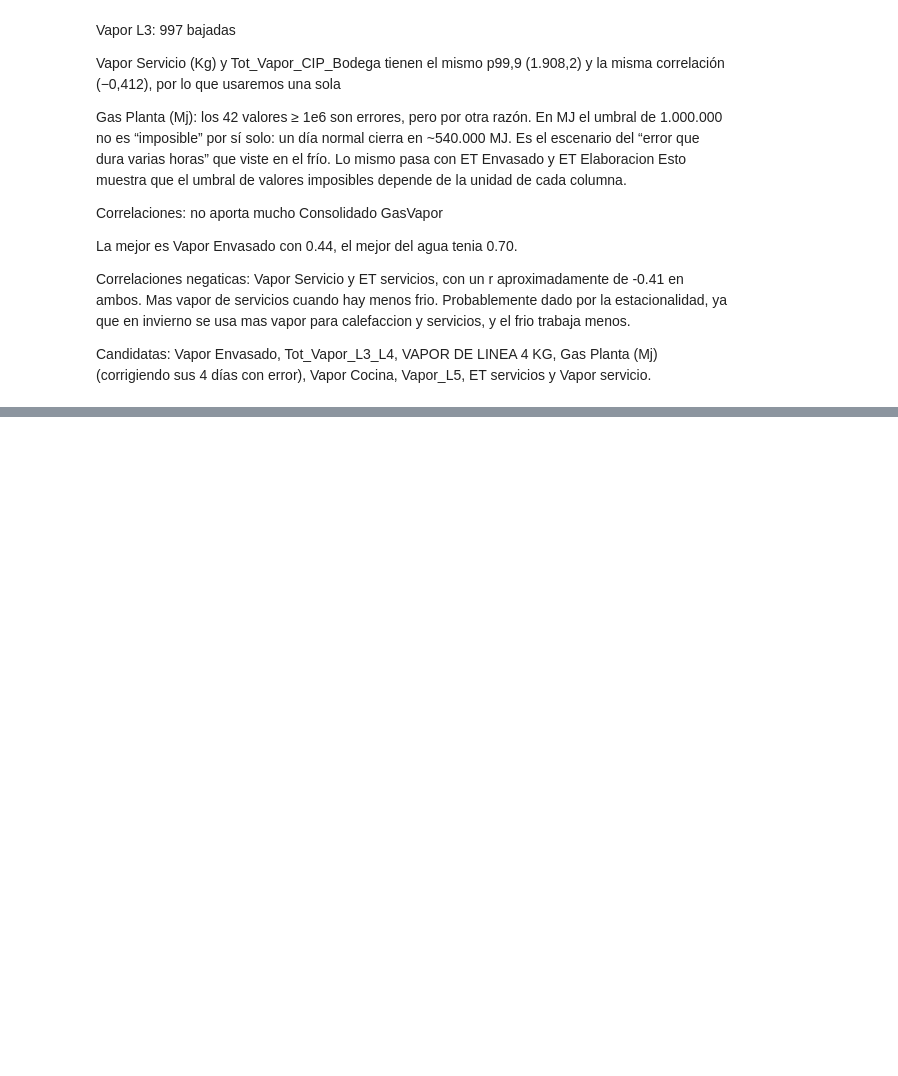
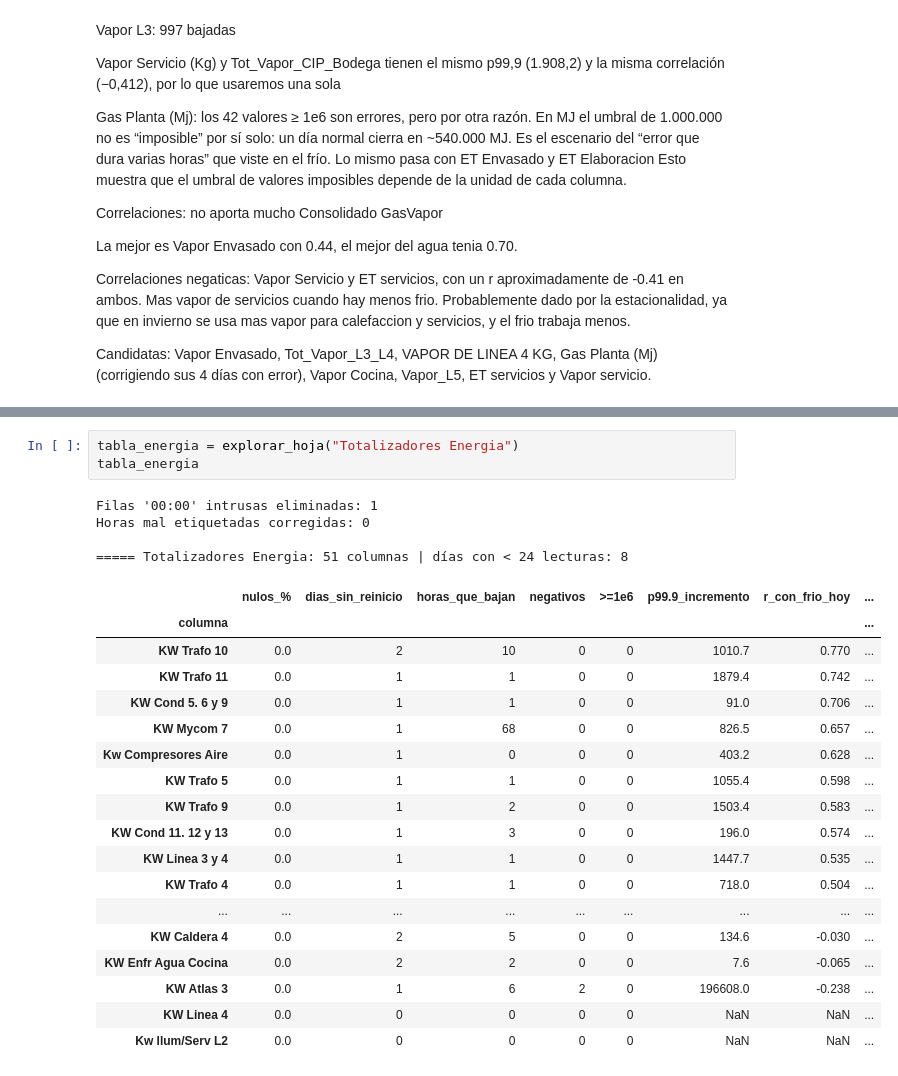
Before and after one commit to s4nt1lu1/tp-final-datos-ii, a Jupyter notebook: notebooks/exploracion_produccion.ipynb, the cells around one changed output, grey strips where cells are left out. Cells and saved outputs as stored; diff of their text form; blank space fills up the shorter version.

```diff
--- a/notebooks/exploracion_produccion.ipynb
+++ b/notebooks/exploracion_produccion.ipynb
@@ -480,0 +564,26 @@ Vapor Envasado, Tot_Vapor_L3_L4, VAPOR DE LINEA 4 KG, Gas Planta (Mj) (corrigien
+# %%
+tabla_energia = explorar_hoja("Totalizadores Energia")
+tabla_energia
+# %% [output]
+Filas '00:00' intrusas eliminadas: 1
+Horas mal etiquetadas corregidas: 0
+
+===== Totalizadores Energia: 51 columnas | días con < 24 lecturas: 8
+|  | nulos_% | dias_sin_reinicio | horas_que_bajan | negativos | >=1e6 | p99.9_incremento | r_con_frio_hoy | ... |
+| columna |  |  |  |  |  |  |  | ... |
+| KW Trafo 10 | 0.0 | 2 | 10 | 0 | 0 | 1010.7 | 0.770 | ... |
+| KW Trafo 11 | 0.0 | 1 | 1 | 0 | 0 | 1879.4 | 0.742 | ... |
+| KW Cond 5. 6 y 9 | 0.0 | 1 | 1 | 0 | 0 | 91.0 | 0.706 | ... |
+| KW Mycom 7 | 0.0 | 1 | 68 | 0 | 0 | 826.5 | 0.657 | ... |
+| Kw Compresores Aire | 0.0 | 1 | 0 | 0 | 0 | 403.2 | 0.628 | ... |
+| KW Trafo 5 | 0.0 | 1 | 1 | 0 | 0 | 1055.4 | 0.598 | ... |
+| KW Trafo 9 | 0.0 | 1 | 2 | 0 | 0 | 1503.4 | 0.583 | ... |
+| KW Cond 11. 12 y 13 | 0.0 | 1 | 3 | 0 | 0 | 196.0 | 0.574 | ... |
+| KW Linea 3 y 4 | 0.0 | 1 | 1 | 0 | 0 | 1447.7 | 0.535 | ... |
+| KW Trafo 4 | 0.0 | 1 | 1 | 0 | 0 | 718.0 | 0.504 | ... |
+| ... | ... | ... | ... | ... | ... | ... | ... | ... |
+| KW Caldera 4 | 0.0 | 2 | 5 | 0 | 0 | 134.6 | -0.030 | ... |
+| KW Enfr Agua Cocina | 0.0 | 2 | 2 | 0 | 0 | 7.6 | -0.065 | ... |
+| KW Atlas 3 | 0.0 | 1 | 6 | 2 | 0 | 196608.0 | -0.238 | ... |
+| KW Linea 4 | 0.0 | 0 | 0 | 0 | 0 | NaN | NaN | ... |
+| Kw llum/Serv L2 | 0.0 | 0 | 0 | 0 | 0 | NaN | NaN | ... |
```
Also changed, not shown: parts of 22 cells of this notebook.
